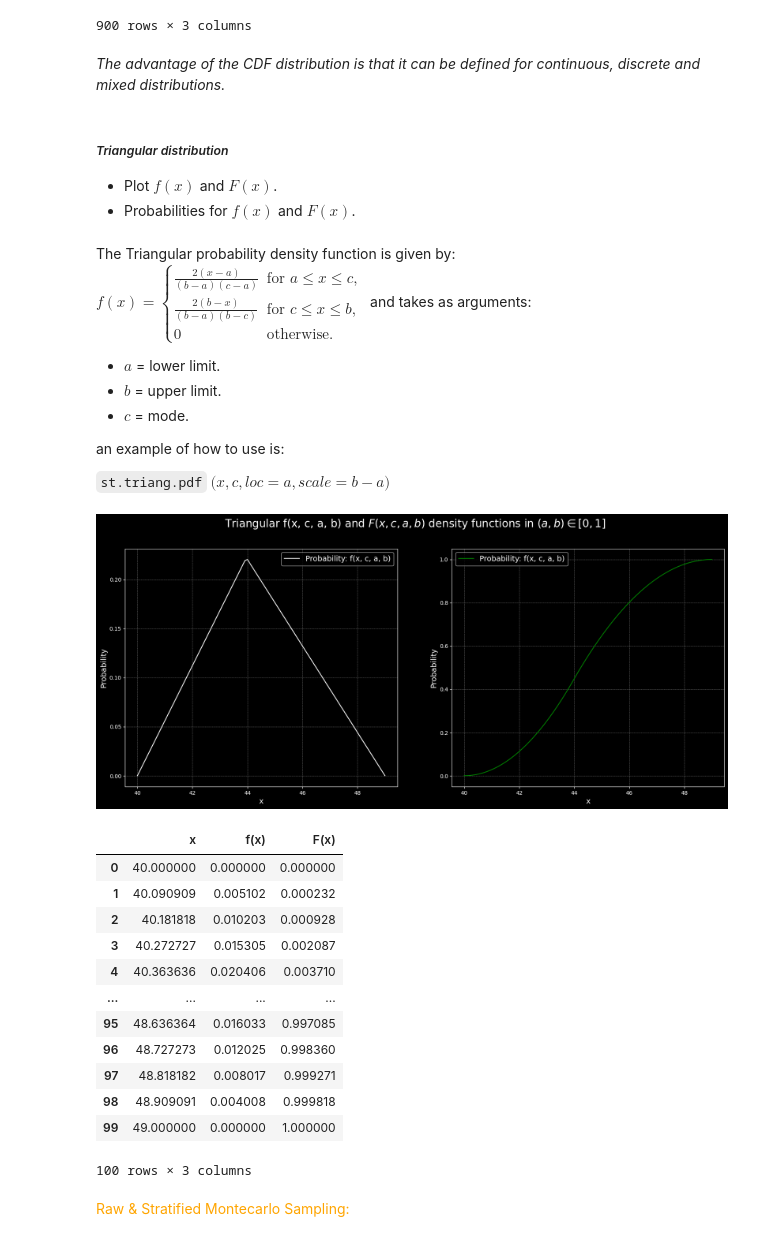
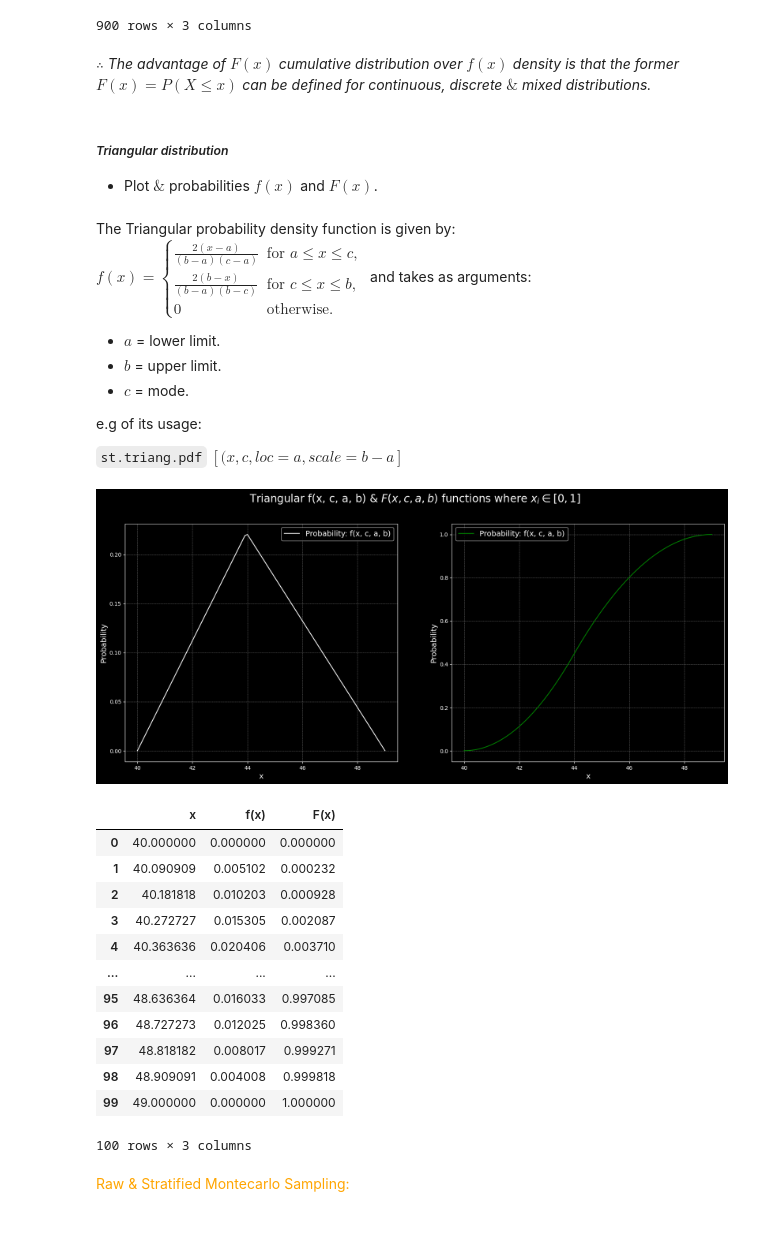
Before and after one commit to Robertochavezgue/Tarea7_Rchavez_EMarquez, a Jupyter notebook: nonlinear-eq_estimation.ipynb, the cells around one changed output. Drawn from its saved outputs; the diff is of its cells as text; code cells hidden in the pictures.

```diff
--- a/nonlinear-eq_estimation.ipynb
+++ b/nonlinear-eq_estimation.ipynb
@@ -158,12 +158,10 @@ df_beta
 | 899 | 48.99 | 0.413234 | 0.993916 |
 900 rows × 3 columns
 # %% [markdown]
-<i>The advantage of the CDF distribution is that it can be defined for continuous, discrete and mixed distributions.</i>
+$\therefore$ <i>The advantage of $F(x)$ cumulative distribution over $f(x)$ density is that the former $F(x) =  P(X \leq x)$ can be defined for continuous, discrete $\&$ mixed distributions.</i>
 # %% [markdown]
 ##### *Triangular distribution*
-
-- Plot $f(x)$ and $F(x)$. <br>
-- Probabilities for $f(x)$ and $F(x)$. <br>
+- Plot $\&$ probabilities $f(x)$ and $F(x)$.
 # %% [markdown]
 The Triangular probability density function is given by:
 $f(x) = \begin{cases}
@@ -176,39 +174,39 @@ and takes as arguments:
 - $b$ = upper limit.
 - $c$ = mode.<br>
 
-an example of how to use is:<br>
+e.g of its usage:<br>
 
-`st.triang.pdf` $\bigg(x, c, loc=a, scale=b-a\bigg)$
+`st.triang.pdf` $[(x, c, loc=a, scale=b-a]$
 # %%
 c = .44
 x = np.linspace(40,49,100)
 t = st.triang.pdf(x,c,loc=40,scale=9)
 T = st.triang.cdf(x,c,loc=40,scale=9)
 # graph
 plt.style.use('dark_background')
 fig, (ax1, ax2) = plt.subplots(1, 2, figsize = (20, 8))
 
 ax1.plot(x,t, color='white')
 ax2.plot(x,T, color='green')
 
-fig.suptitle('Triangular f(x, c, a, b) and $F(x, c, a, b)$ density functions in $(a,b) \in [0,1]$',fontsize=20)
+fig.suptitle('Triangular f(x, c, a, b) & $F(x, c, a, b)$ functions where $x_i \in [0,1]$',fontsize=20)
 
 ax1.set_xlabel('x',fontsize=14)
 ax1.set_ylabel('Probability',fontsize=14)
 ax1.legend(['Probability: f(x, c, a, b)','Accumulated: F(x, c)'],fontsize=14)
 ax1.grid(color='gray', linestyle='--', linewidth=0.5)
 
 ax2.set_xlabel('x',fontsize=14)
 ax2.set_ylabel('Probability',fontsize=14)
 ax2.legend(['Probability: f(x, c, a, b)','Accumulated: F(x, c)'],fontsize=14)
 ax2.grid(color='gray', linestyle='--', linewidth=0.5)
 
 plt.show()
 
 df2_triang = pd.DataFrame({'x':x, 'f(x)':t, 'F(x)':T})
 df2_triang
 # %% [output]
-[figure, old version]
+[figure, new version]
 |  | x | f(x) | F(x) |
 | 0 | 40.000000 | 0.000000 | 0.000000 |
 | 1 | 40.090909 | 0.005102 | 0.000232 |
```
Also changed, not shown: parts of 5 cells of this notebook, 3 other files.
